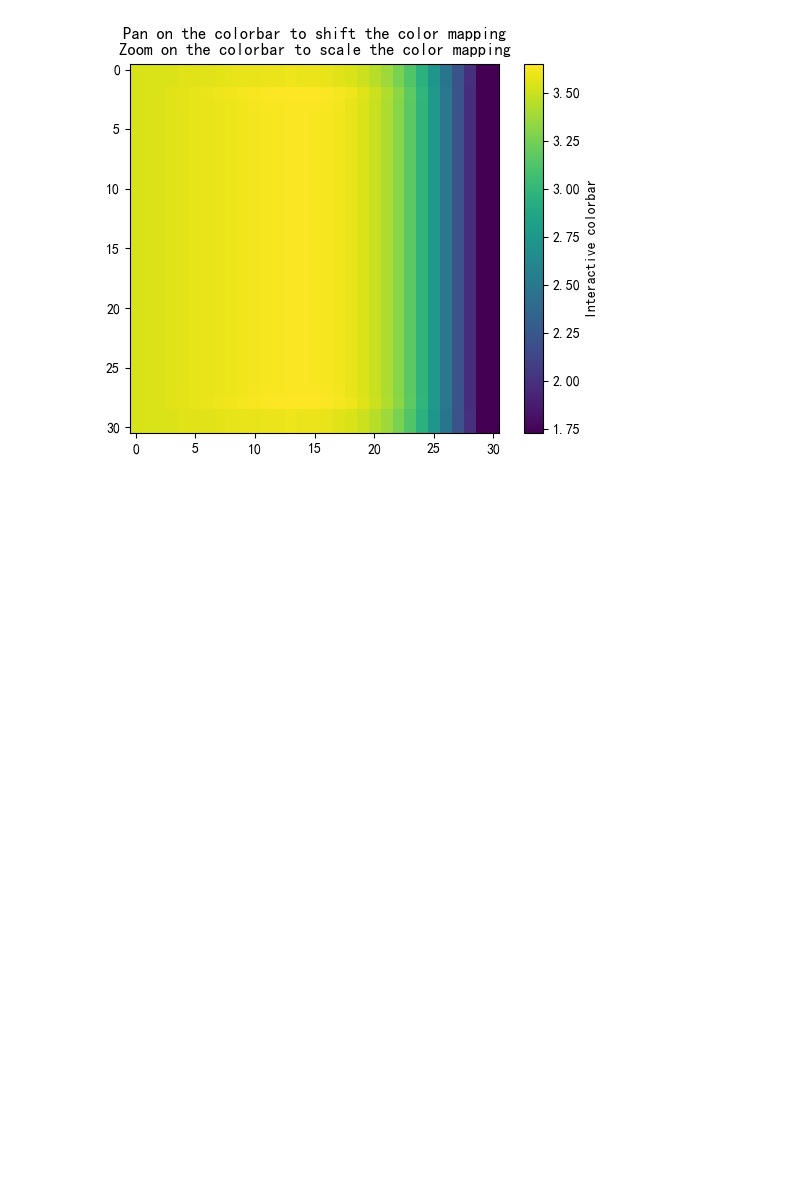
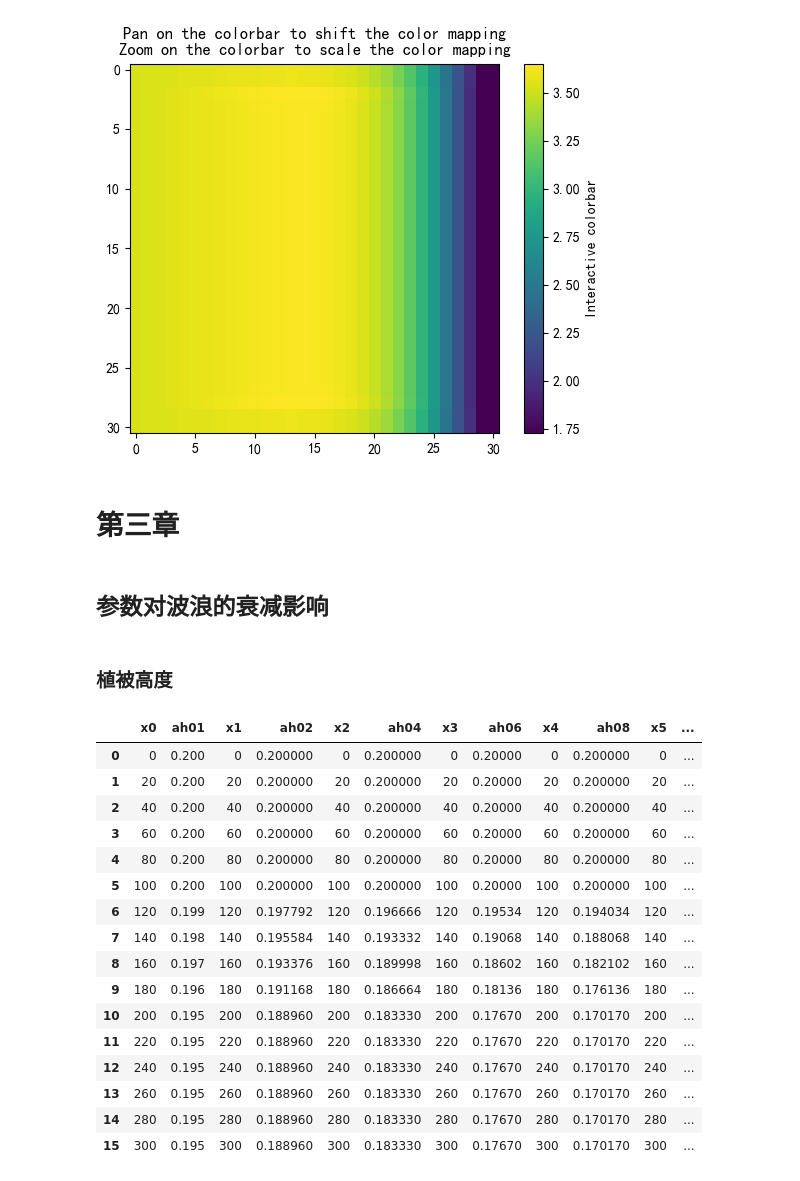
Before and after one commit to jackyvava/CodeWaveVegetation, a Jupyter notebook: code.ipynb, the cells around one changed output. Saved outputs shown, nothing was run; the diff lists cells and outputs as text; code cells hidden in the pictures; blank space fills up the shorter version.

```diff
--- a/code.ipynb
+++ b/code.ipynb
@@ -195,3 +157,9 @@ fig.colorbar(im, ax=ax, label='Interactive colorbar')
 plt.show()
 # %% [output]
 [figure]
+# %% [markdown]
+# 第三章
+# %% [markdown]
+## 参数对波浪的衰减影响
+# %% [markdown]
+### 植被高度
@@ -197,0 +171,21 @@ plt.show()
+# %%
+data = pd.read_csv("modelData/参数对波浪衰减影响.csv")
+data
+# %% [output]
+|  | x0 | ah01 | x1 | ah02 | x2 | ah04 | x3 | ah06 | x4 | ah08 | x5 | ... |
+| 0 | 0 | 0.200 | 0 | 0.200000 | 0 | 0.200000 | 0 | 0.20000 | 0 | 0.200000 | 0 | ... |
+| 1 | 20 | 0.200 | 20 | 0.200000 | 20 | 0.200000 | 20 | 0.20000 | 20 | 0.200000 | 20 | ... |
+| 2 | 40 | 0.200 | 40 | 0.200000 | 40 | 0.200000 | 40 | 0.20000 | 40 | 0.200000 | 40 | ... |
+| 3 | 60 | 0.200 | 60 | 0.200000 | 60 | 0.200000 | 60 | 0.20000 | 60 | 0.200000 | 60 | ... |
+| 4 | 80 | 0.200 | 80 | 0.200000 | 80 | 0.200000 | 80 | 0.20000 | 80 | 0.200000 | 80 | ... |
+| 5 | 100 | 0.200 | 100 | 0.200000 | 100 | 0.200000 | 100 | 0.20000 | 100 | 0.200000 | 100 | ... |
+| 6 | 120 | 0.199 | 120 | 0.197792 | 120 | 0.196666 | 120 | 0.19534 | 120 | 0.194034 | 120 | ... |
+| 7 | 140 | 0.198 | 140 | 0.195584 | 140 | 0.193332 | 140 | 0.19068 | 140 | 0.188068 | 140 | ... |
+| 8 | 160 | 0.197 | 160 | 0.193376 | 160 | 0.189998 | 160 | 0.18602 | 160 | 0.182102 | 160 | ... |
+| 9 | 180 | 0.196 | 180 | 0.191168 | 180 | 0.186664 | 180 | 0.18136 | 180 | 0.176136 | 180 | ... |
+| 10 | 200 | 0.195 | 200 | 0.188960 | 200 | 0.183330 | 200 | 0.17670 | 200 | 0.170170 | 200 | ... |
+| 11 | 220 | 0.195 | 220 | 0.188960 | 220 | 0.183330 | 220 | 0.17670 | 220 | 0.170170 | 220 | ... |
+| 12 | 240 | 0.195 | 240 | 0.188960 | 240 | 0.183330 | 240 | 0.17670 | 240 | 0.170170 | 240 | ... |
+| 13 | 260 | 0.195 | 260 | 0.188960 | 260 | 0.183330 | 260 | 0.17670 | 260 | 0.170170 | 260 | ... |
+| 14 | 280 | 0.195 | 280 | 0.188960 | 280 | 0.183330 | 280 | 0.17670 | 280 | 0.170170 | 280 | ... |
+| 15 | 300 | 0.195 | 300 | 0.188960 | 300 | 0.183330 | 300 | 0.17670 | 300 | 0.170170 | 300 | ... |
```
Also changed, not shown: parts of 8 cells of this notebook.
